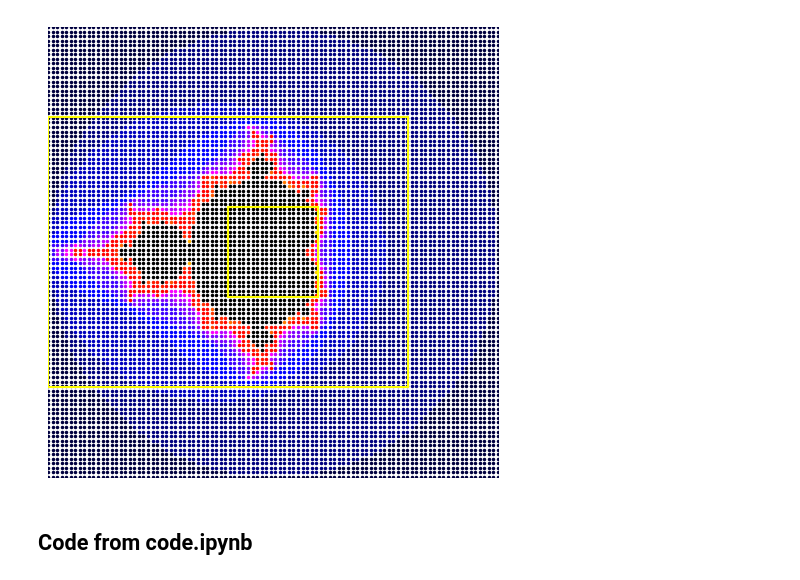
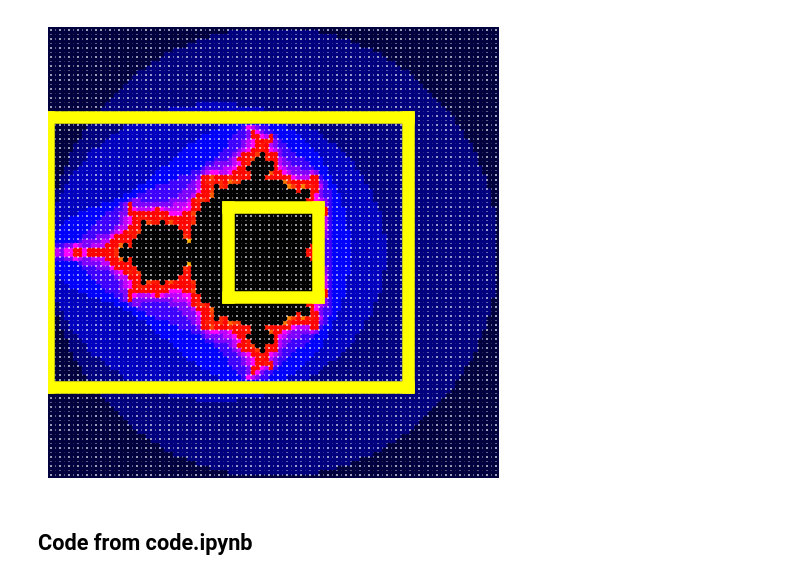
Before and after one commit to sachagijsbers/stochastic_1, a Jupyter notebook: importance_sampling_code.ipynb, the cells around one changed output. Cells and saved outputs as stored; diff of their text form; code cells hidden in the pictures.

```diff
--- a/importance_sampling_code.ipynb
+++ b/importance_sampling_code.ipynb
@@ -42,46 +42,46 @@ for c_row in complex_grid:
             c_list_out_y.append(c.imag)
             color_out.append(percentage_diverge)
 
 for i in range(len(color_out)):
     if color_out[i] <= 2:
-        plt.plot(c_list_out_x[i],c_list_out_y[i], marker = 'o', ls = 'none', markersize = 1.5, color = (0,0,color_out[i]/2))
+        plt.plot(c_list_out_x[i],c_list_out_y[i], marker = 'o', ls = 'none', markersize = 3, color = (0,0,color_out[i]/2))
     elif color_out[i] <= 4:
-        plt.plot(c_list_out_x[i],c_list_out_y[i], marker = 'o', ls = 'none', markersize = 1.5, color = ((color_out[i]-2)/2,0,1))
+        plt.plot(c_list_out_x[i],c_list_out_y[i], marker = 'o', ls = 'none', markersize = 3, color = ((color_out[i]-2)/2,0,1))
     else:
-        plt.plot(c_list_out_x[i],c_list_out_y[i], marker = 'o', ls = 'none', markersize = 1.5, color = (1,(color_out[i]-4)/96,0))
+        plt.plot(c_list_out_x[i],c_list_out_y[i], marker = 'o', ls = 'none', markersize = 3, color = (1,(color_out[i]-4)/96,0))
 
 a = -2+1/5*4
 b = 2-1/5*4
 c = -2+2/5*4
 d = 2-2/5*4
 punt1 = [-2+1/5*4, -2+1/5*4]
 punt2 = [-2+1/5*4, 2-1/5*4]
 punt3 = [2-1/5*4, -2+1/5*4]
 punt4 = [2-1/5*4, 2-1/5*4]
 punt5 = [-2+2/5*4, -2+2/5*4]
 punt6 = [-2+2/5*4, 2-2/5*4]
 punt7 = [2-2/5*4, -2+2/5*4]
 punt8 = [2-2/5*4, 2-2/5*4]
 
-plt.plot(c_list_in_x,c_list_in_y, marker = 'o', ls = 'none', markersize = 1.5, color = (0,0,0))
-plt.plot([-2,-2],punt2, c='yellow', linewidth=1.5) # links buiten
-plt.plot(punt4, punt3, c='yellow') # rechts buiten
-plt.plot([-2, 2-1/5*4], punt4, c='yellow') # boven buiten
-plt.plot([-2, 2-1/5*4], punt1, c='yellow') # onder buiten
-plt.plot(punt5,punt6, c='yellow')
-plt.plot(punt8, punt7, c='yellow')
-plt.plot(punt6, punt8, c='yellow')
-plt.plot(punt7, punt5, c='yellow')
+plt.plot(c_list_in_x,c_list_in_y, marker = 'o', ls = 'none', markersize = 3, color = (0,0,0))
+plt.plot([-2,-2],punt2, c='yellow', linewidth=9) # links buiten
+plt.plot(punt4, punt3, c='yellow', linewidth=9) # rechts buiten
+plt.plot([-2, 2-1/5*4], punt4, c='yellow', linewidth=9) # boven buiten
+plt.plot([-2, 2-1/5*4], punt1, c='yellow', linewidth=9) # onder buiten
+plt.plot(punt5,punt6, c='yellow', linewidth=9)
+plt.plot(punt8, punt7, c='yellow', linewidth=9)
+plt.plot(punt6, punt8, c='yellow', linewidth=9)
+plt.plot(punt7, punt5, c='yellow', linewidth=9)
 # plt.plot(punt4,punt2, c='orange')
 # plt.plot(punt4,punt3, c='red')
 plt.xlim(-2, 2)
 plt.ylim(-2, 2)
 plt.gca().set_aspect("equal")
 plt.axis("off")
 plt.tight_layout()
 plt.show()
 # %% [output]
-[figure, old version]
+[figure, new version]
 # %% [markdown]
 ## Code from code.ipynb
 # %%
```
